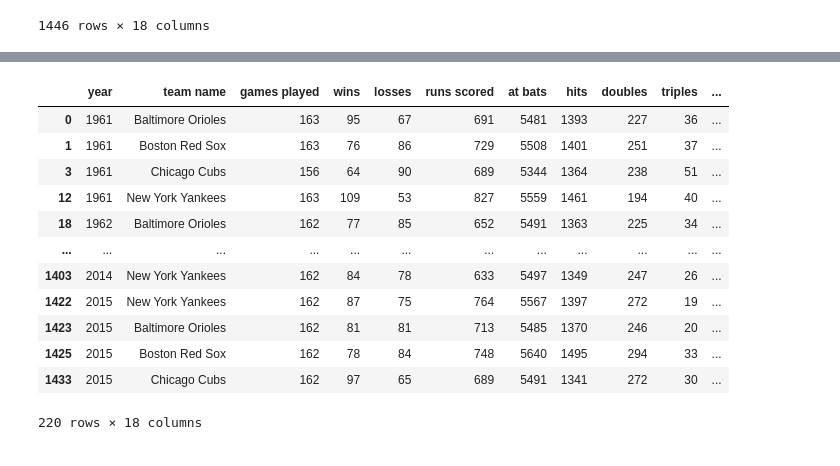
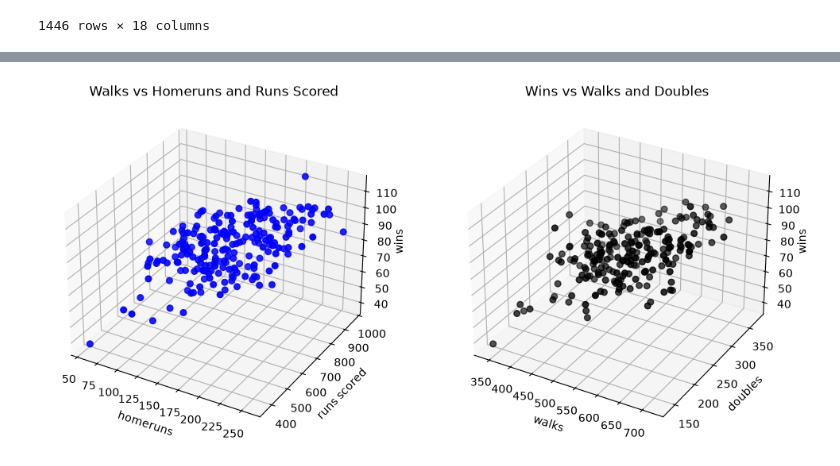
Before and after one commit to ethan-yountz/562-Project1, a Jupyter notebook: P1.ipynb, the cells around one changed output, grey strips where cells are left out. Saved outputs shown, nothing was run; the diff lists cells and outputs as text; code cells hidden in the pictures.

Commit message:
P1 Visuals

```diff
--- a/P1.ipynb
+++ b/P1.ipynb
@@ -134,34 +134,43 @@ To receive full credit, your new dataframe must generate scatter plots identical
 - The default x-axis, y-axis, and z-axis tick values are used.
 - The scatter plot marker size is 30.
 - The z_label is rotated 90 degrees, and the `zaxis.labelpad` is set to -0.7.
-# %%
-# --------------------------------------
-# Add your P1 coding solution below.
-# --------------------------------------
-selected_teams = ['New York Yankees', 'Boston Red Sox', 'Chicago Cubs', 'Baltimore Orioles']
-df = teams_df[teams_df['team name'].isin(selected_teams)]
-
-df
-
-#ax.set_xlabel('homeruns')
-#ax.set_ylabel('runs scored')
-#ax.set_zlabel('wins')
-
-#plt.show()
-# %% [output]
-|  | year | team name | games played | wins | losses | runs scored | at bats | hits | doubles | triples | ... |
-| 0 | 1961 | Baltimore Orioles | 163 | 95 | 67 | 691 | 5481 | 1393 | 227 | 36 | ... |
-| 1 | 1961 | Boston Red Sox | 163 | 76 | 86 | 729 | 5508 | 1401 | 251 | 37 | ... |
-| 3 | 1961 | Chicago Cubs | 156 | 64 | 90 | 689 | 5344 | 1364 | 238 | 51 | ... |
-| 12 | 1961 | New York Yankees | 163 | 109 | 53 | 827 | 5559 | 1461 | 194 | 40 | ... |
-| 18 | 1962 | Baltimore Orioles | 162 | 77 | 85 | 652 | 5491 | 1363 | 225 | 34 | ... |
-| ... | ... | ... | ... | ... | ... | ... | ... | ... | ... | ... | ... |
-| 1403 | 2014 | New York Yankees | 162 | 84 | 78 | 633 | 5497 | 1349 | 247 | 26 | ... |
-| 1422 | 2015 | New York Yankees | 162 | 87 | 75 | 764 | 5567 | 1397 | 272 | 19 | ... |
-| 1423 | 2015 | Baltimore Orioles | 162 | 81 | 81 | 713 | 5485 | 1370 | 246 | 20 | ... |
-| 1425 | 2015 | Boston Red Sox | 162 | 78 | 84 | 748 | 5640 | 1495 | 294 | 33 | ... |
-| 1433 | 2015 | Chicago Cubs | 162 | 97 | 65 | 689 | 5491 | 1341 | 272 | 30 | ... |
-220 rows × 18 columns
+# %%
+# --------------------------------------
+# Add your P1 coding solution below.
+# --------------------------------------
+selected_teams = ['New York Yankees', 'Boston Red Sox', 'Chicago Cubs', 'Baltimore Orioles']
+df = teams_df[teams_df['team name'].isin(selected_teams)]
+
+df
+
+hr = df['homeruns']
+rs = df['runs scored']
+ws = df['wins']
+
+
+fig,  (ax1, ax2)= plt.subplots(1, 2, figsize=(12, 12), subplot_kw={'projection': '3d'})
+
+ax1.scatter(hr, rs, ws, c = 'blue', s = 30)
+
+ax1.set_xlabel('homeruns')
+ax1.set_ylabel('runs scored')
+ax1.set_zlabel('wins', rotation=90, labelpad=-0.7)
+ax1.set_title("Walks vs Homeruns and Runs Scored")
+
+bbs = df['walks']
+doubles = df['doubles']
+ws = df['wins']
+
+ax2.scatter(bbs, doubles, ws, c = 'black', s = 30)
+
+ax2.set_xlabel('walks')
+ax2.set_ylabel('doubles')
+ax2.set_zlabel('wins', rotation=90, labelpad=-0.7)
+ax2.set_title("Wins vs Walks and Doubles")
+
+plt.show()
+# %% [output]
+[figure, added]
 # %% [markdown]
 ****
 
```
